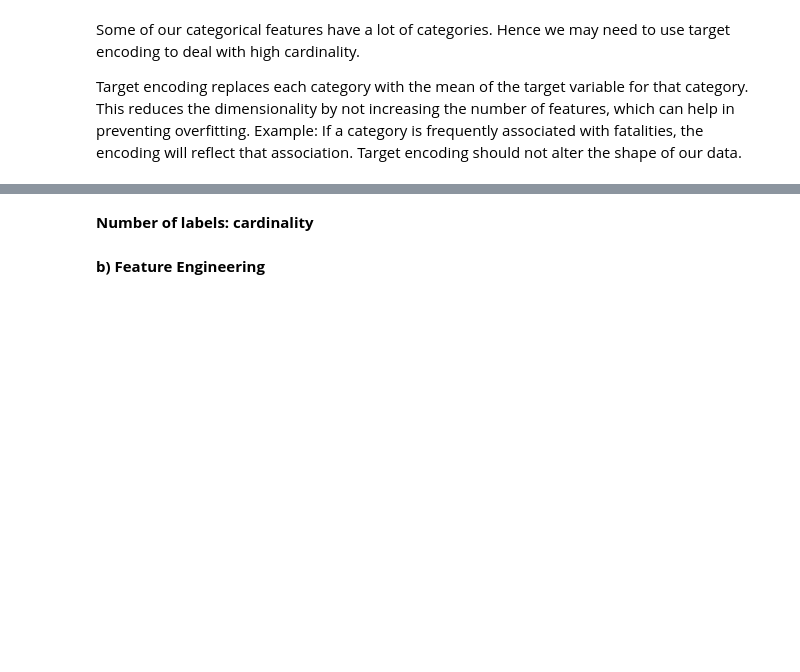
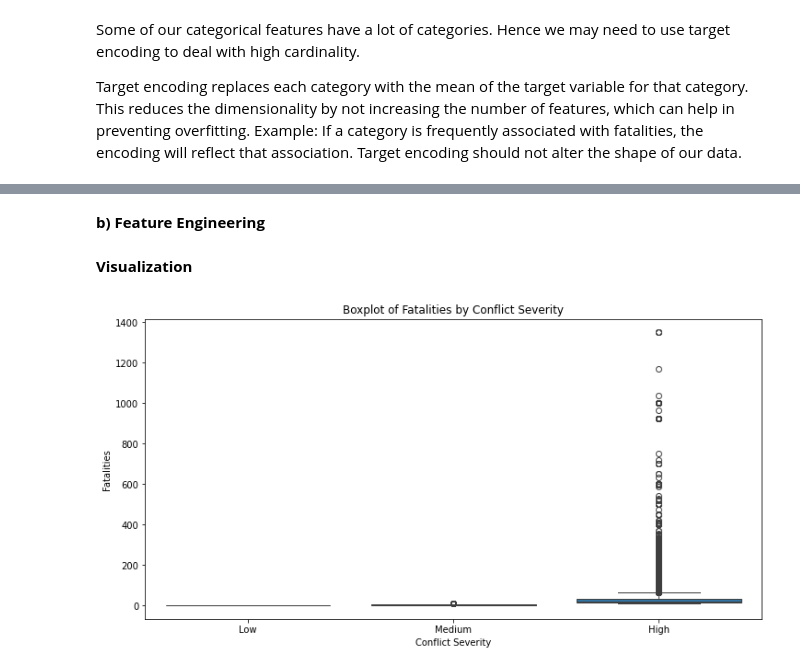
Before and after one commit to Collz472/DSF-PT08P5-GROUP-11-CAPSTONE-PROJECT, a Jupyter notebook: Working Folder/Josphat.ipynb, the cells around one changed output, grey strips where cells are left out. Drawn from its saved outputs; the diff is of its cells as text; code cells hidden in the pictures; blank space fills up the shorter version.

```diff
--- a/Working Folder/Josphat.ipynb
+++ b/Working Folder/Josphat.ipynb
@@ -332,5 +333,3 @@ Target encoding replaces each category with the mean of the target variable for
-# %% [markdown]
-**Number of labels: cardinality**
 # %% [markdown]
 **b) Feature Engineering**
 # %%
@@ -347,0 +347,11 @@ df['conflict_severity'] = LabelEncoder().fit_transform(df['conflict_severity'])
+# %% [markdown]
+**Visualization**
+# %%
+plt.figure(figsize=(12, 6))
+sns.boxplot(x=data['conflict_severity'], y=data['fatalities'])
+plt.title('Boxplot of Fatalities by Conflict Severity')
+plt.xlabel('Conflict Severity')
+plt.ylabel('Fatalities')
+plt.show()
+# %% [output]
+[figure, added]
```
Also changed, not shown: parts of 12 cells of this notebook.
